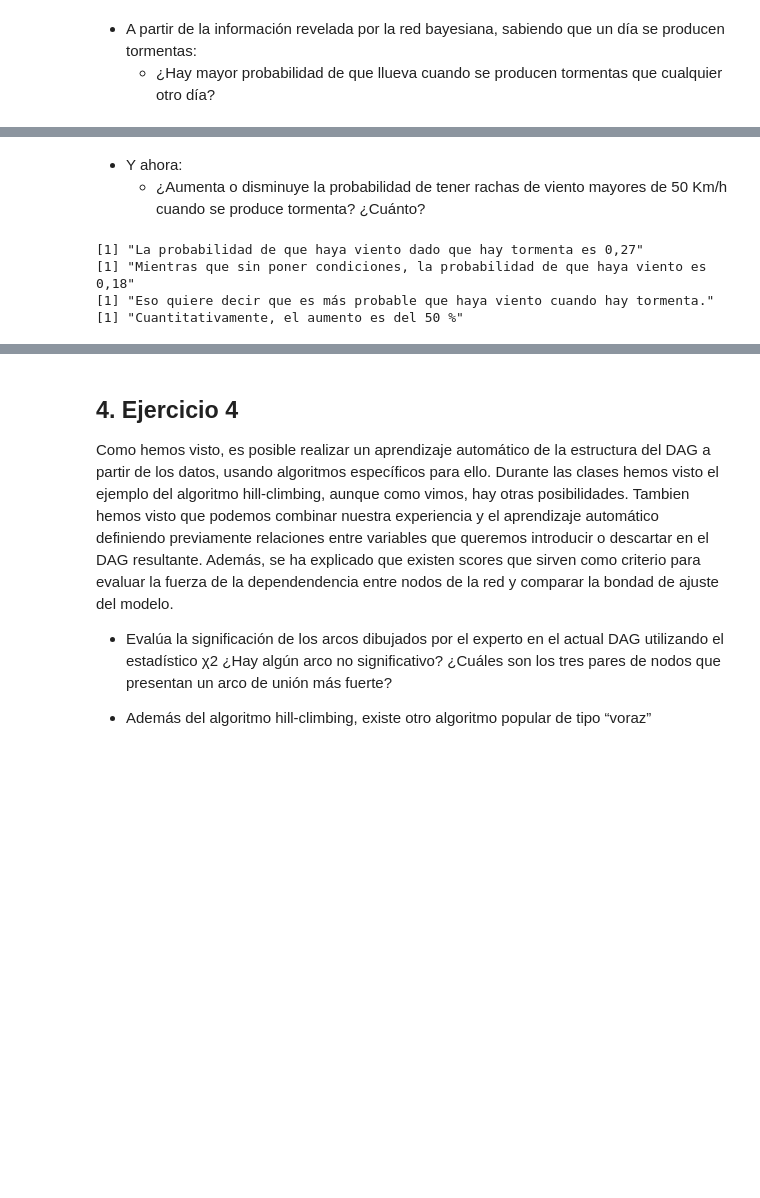
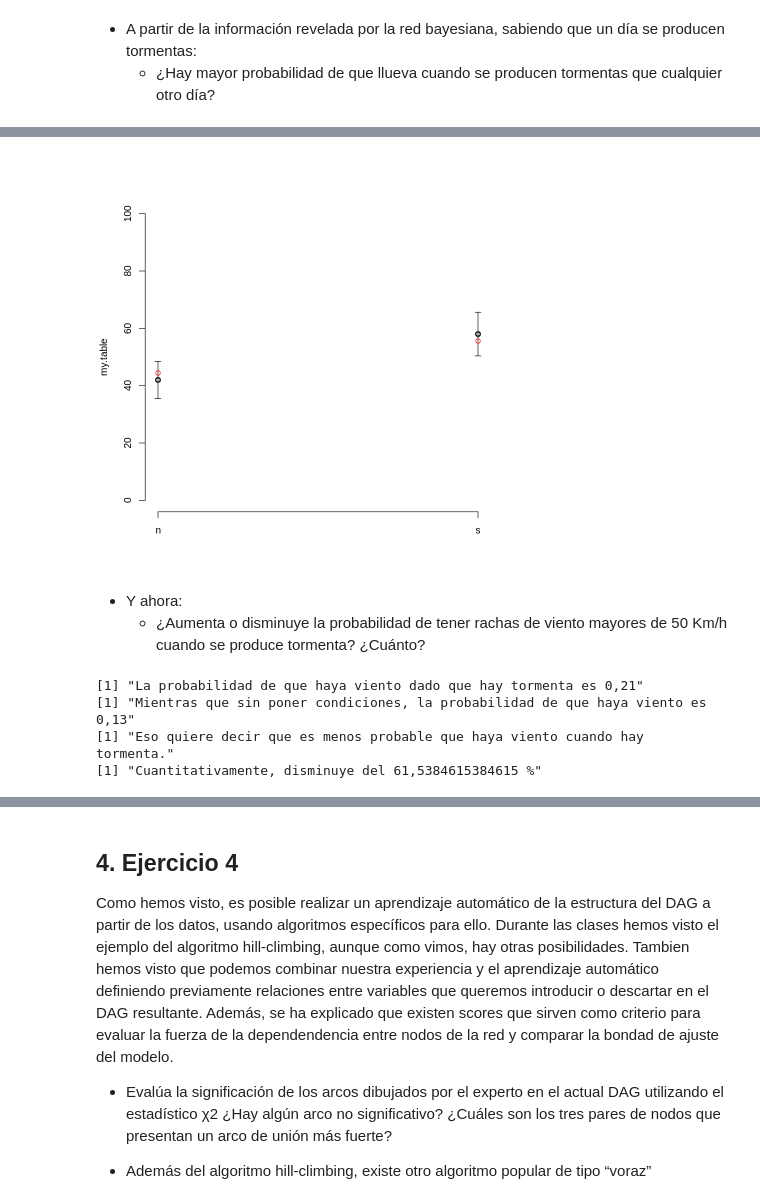
Before and after one commit to NTrevisani/DataScienceMaster, a Jupyter notebook: MachineLearning_2/PracticaRedesBayesianas/Tarea_Trevisani_Nicolo.ipynb, the cells around one changed output, grey strips where cells are left out. Cells and saved outputs as stored; diff of their text form; code cells hidden in the pictures; blank space fills up the shorter version.

```diff
--- a/MachineLearning_2/PracticaRedesBayesianas/Tarea_Trevisani_Nicolo.ipynb
+++ b/MachineLearning_2/PracticaRedesBayesianas/Tarea_Trevisani_Nicolo.ipynb
@@ -532,21 +592,37 @@ print("Eso quiere decir que es más probable que llueva cuando hay tormenta.")
 [1] "Eso quiere decir que es más probable que llueva cuando hay tormenta."
+# %%
+my.table = table(bn.sim$lluvia)
+
+plot(my.table, type = "p", ylim = c(0,100))
+
+arrows(1, my.table["n"] + sqrt(my.table["n"]),
+       1, my.table["n"] - sqrt(my.table["n"]),
+       length=0.05, angle=90, code=3)
+points(1, 100*(1 - query4), col = "red")
+
+arrows(2, my.table["s"] + sqrt(my.table["s"]),
+       2, my.table["s"] - sqrt(my.table["s"]),
+       length=0.05, angle=90, code=3)
+points(2, 100*query4, col = "red")
+# %% [output]
+[figure, added]
 # %% [markdown]
 - Y ahora:
     - ¿Aumenta o disminuye la probabilidad de tener rachas de viento mayores de 50 Km/h cuando se produce tormenta? ¿Cuánto?
 # %%
 print(paste("La probabilidad de que haya viento dado que hay tormenta es",
-            nrow(bn.sim.tormenta.s[bn.sim.tormenta.s$viento == 's',])/N))
+            prob.viento))
 
+prob.viento.no_cond <- nrow(bn.sim[bn.sim$viento == 's',])/N
 print(paste("Mientras que sin poner condiciones, la probabilidad de que haya viento es",
-            nrow(bn.sim.tormenta.s[bn.sim$viento == 's',])/N))
+            prob.viento.no_cond))
 
-print("Eso quiere decir que es más probable que haya viento cuando hay tormenta.")
+print("Eso quiere decir que es menos probable que haya viento cuando hay tormenta.")
 
-print(paste("Cuantitativamente, el aumento es del",
-           100 * (nrow(bn.sim.tormenta.s[bn.sim.tormenta.s$viento == 's',]) /
-            nrow(bn.sim.tormenta.s[bn.sim$viento == 's',]) - 1), "%"))
+print(paste("Cuantitativamente, disminuye del",
+           100 * (prob.viento / prob.viento.no_cond - 1), "%"))
 # %% [output]
-[1] "La probabilidad de que haya viento dado que hay tormenta es 0,27"
-[1] "Mientras que sin poner condiciones, la probabilidad de que haya viento es 0,18"
-[1] "Eso quiere decir que es más probable que haya viento cuando hay tormenta."
-[1] "Cuantitativamente, el aumento es del 50 %"
+[1] "La probabilidad de que haya viento dado que hay tormenta es 0,21"
+[1] "Mientras que sin poner condiciones, la probabilidad de que haya viento es 0,13"
+[1] "Eso quiere decir que es menos probable que haya viento cuando hay tormenta."
+[1] "Cuantitativamente, disminuye del 61,5384615384615 %"
```
Also changed, not shown: parts of 44 cells of this notebook, 2 other files.
